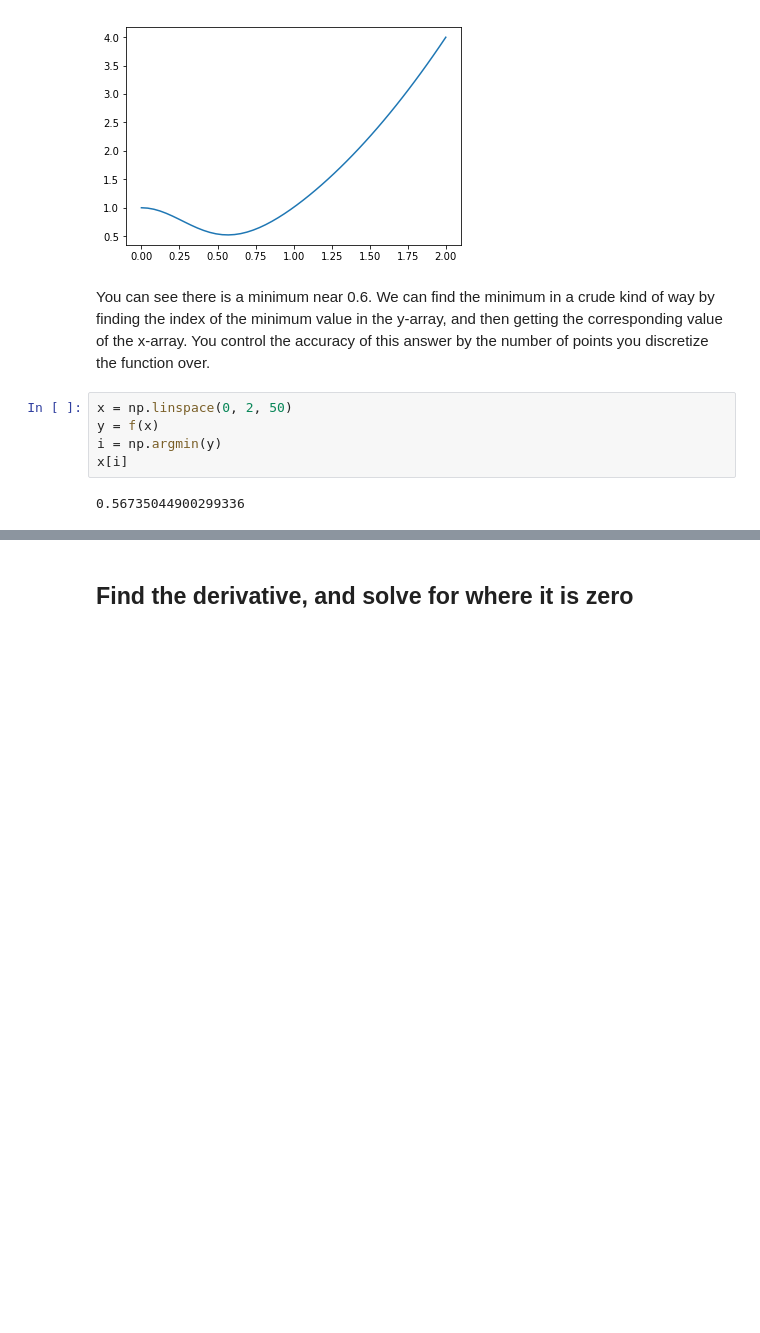
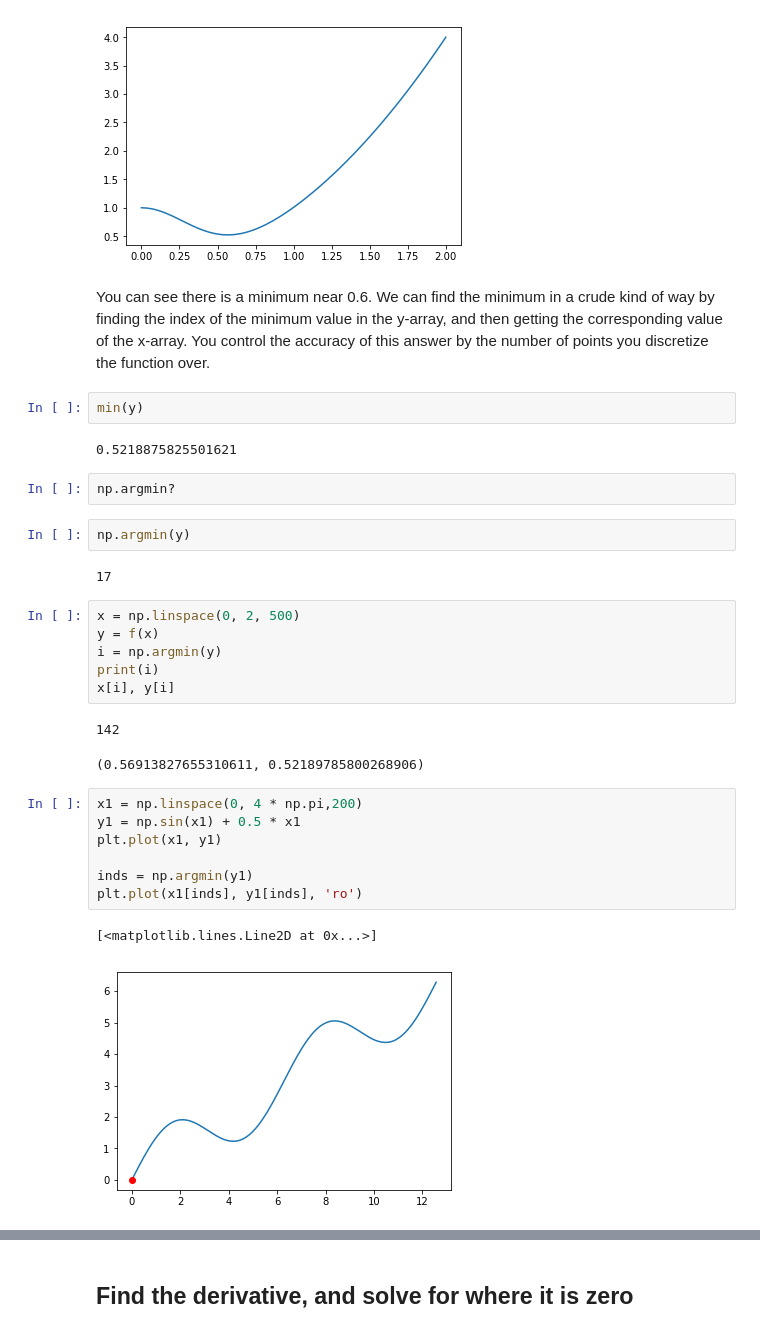
Before and after one commit to jkitchin/f18-06623, a Jupyter notebook: lectures/10-min-max.ipynb, the cells around one changed output, grey strips where cells are left out. Drawn from its saved outputs; the diff is of its cells as text; blank space fills up the shorter version.

```diff
--- a/lectures/10-min-max.ipynb
+++ b/lectures/10-min-max.ipynb
@@ -23,13 +23,35 @@ plt.plot(x, y)
 [figure]
 # %% [markdown]
 You can see there is a minimum near 0.6. We can find the minimum in a crude kind of way by finding the index of the minimum value in the y-array, and then getting the corresponding value of the x-array. You control the accuracy of this answer by the number of points you discretize the function over.
+# %%
+min(y)
+# %% [output]
+0.5218875825501621
+# %%
+np.argmin?
+# %%
+np.argmin(y)
+# %% [output]
+17
 # %%
-x = np.linspace(0, 2, 50)
+x = np.linspace(0, 2, 500)
 y = f(x)
 i = np.argmin(y)
-x[i]
+print(i)
+x[i], y[i]
 # %% [output]
-0.56735044900299336
+142
+(0.56913827655310611, 0.52189785800268906)
+# %%
+x1 = np.linspace(0, 4 * np.pi,200)
+y1 = np.sin(x1) + 0.5 * x1
+plt.plot(x1, y1)
+
+inds = np.argmin(y1)
+plt.plot(x1[inds], y1[inds], 'ro')
+# %% [output]
+[<matplotlib.lines.Line2D at 0x...>]
+[figure, added]
 # %% [markdown]
 What are the pros and cons of this method:
 
```
Also changed, not shown: parts of 18 cells of this notebook, 2 other files.
